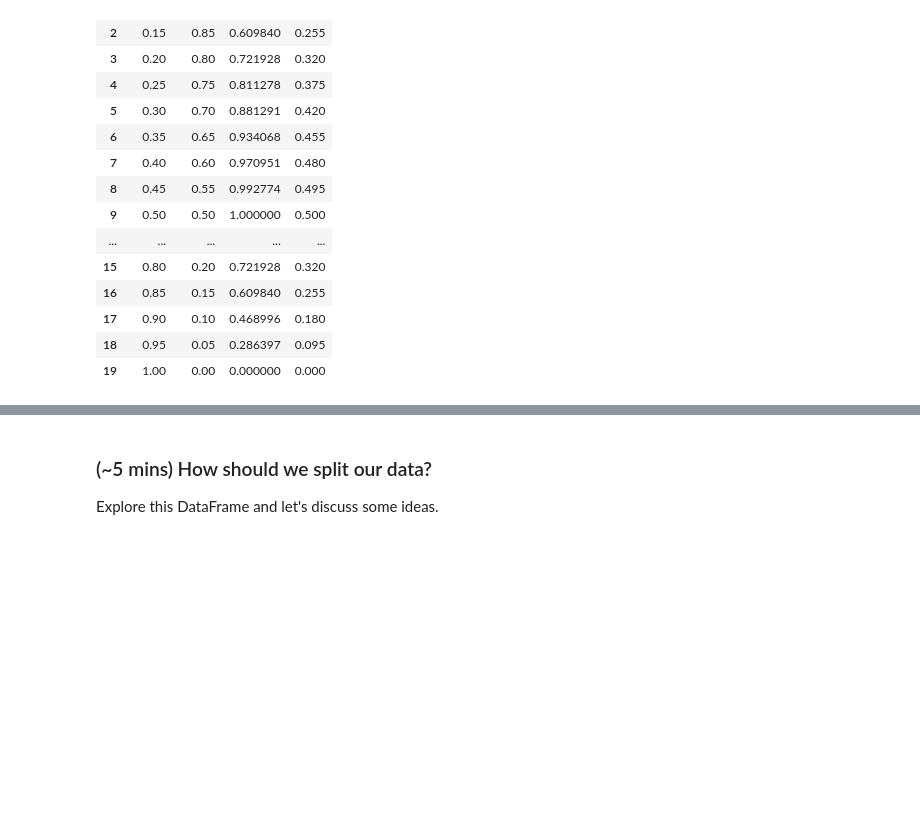
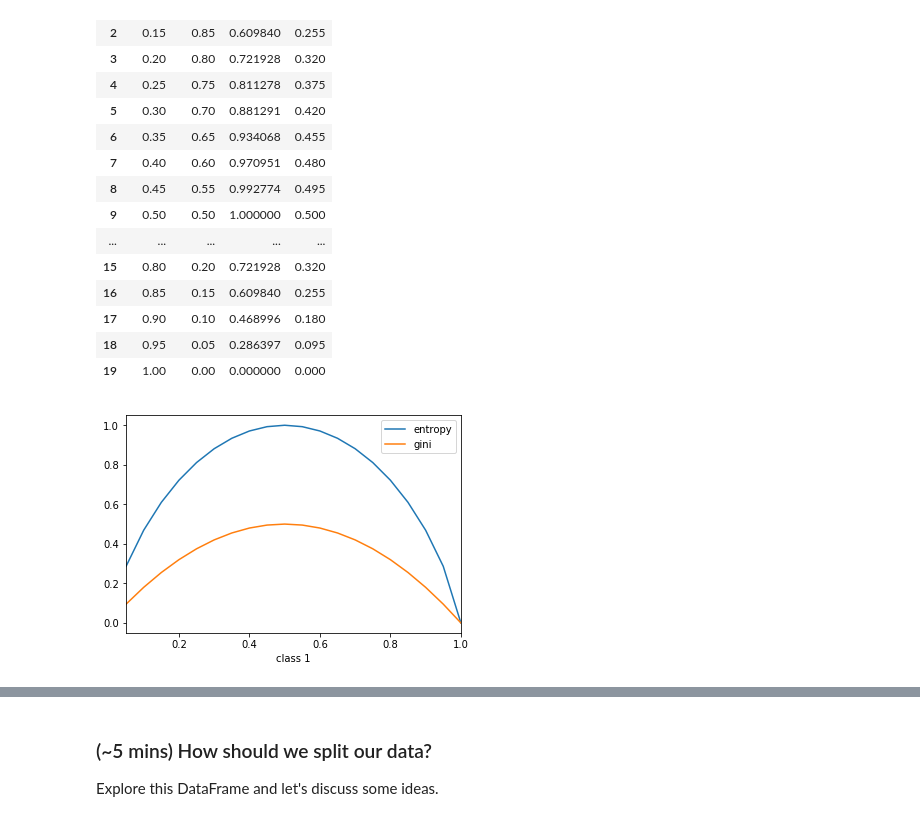
Before and after one commit to ga-curriculum/lesson-decision-trees, a Jupyter notebook: CART-codealong.ipynb, the cells around one changed output, grey strips where cells are left out. Cells and saved outputs as stored; diff of their text form; code cells hidden in the pictures; blank space fills up the shorter version.

```diff
--- a/CART-codealong.ipynb
+++ b/CART-codealong.ipynb
@@ -124,6 +170,12 @@ scores
 | 19 | 1.00 | 0.00 | 0.000000 | 0.000 |
 # %%
 ## Perhaps we can plot these scores of a range
+
+ax = scores.plot(x="class 1", y="entropy")
+scores.plot(x="class 1", y="gini", ax=ax)
+plt.show()
+# %% [output]
+[figure, added]
 # %%
 markdown = """
 
```
Also changed, not shown: parts of 21 cells of this notebook, 1 other file.
